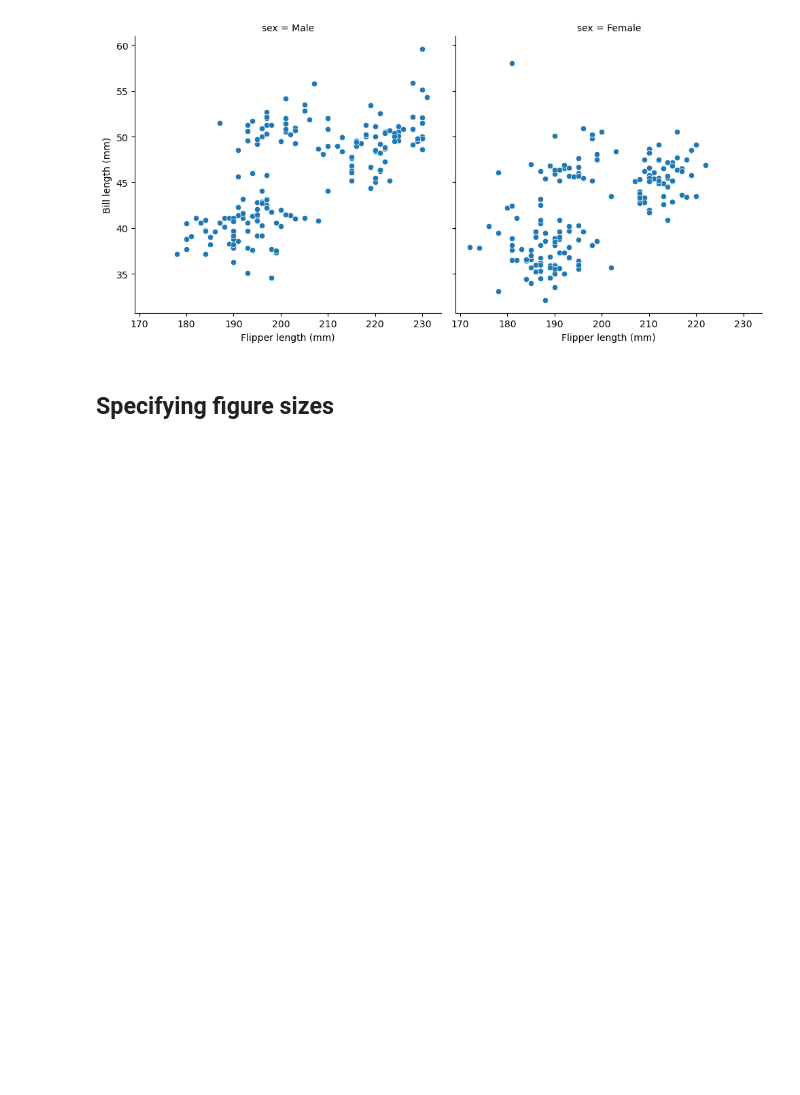
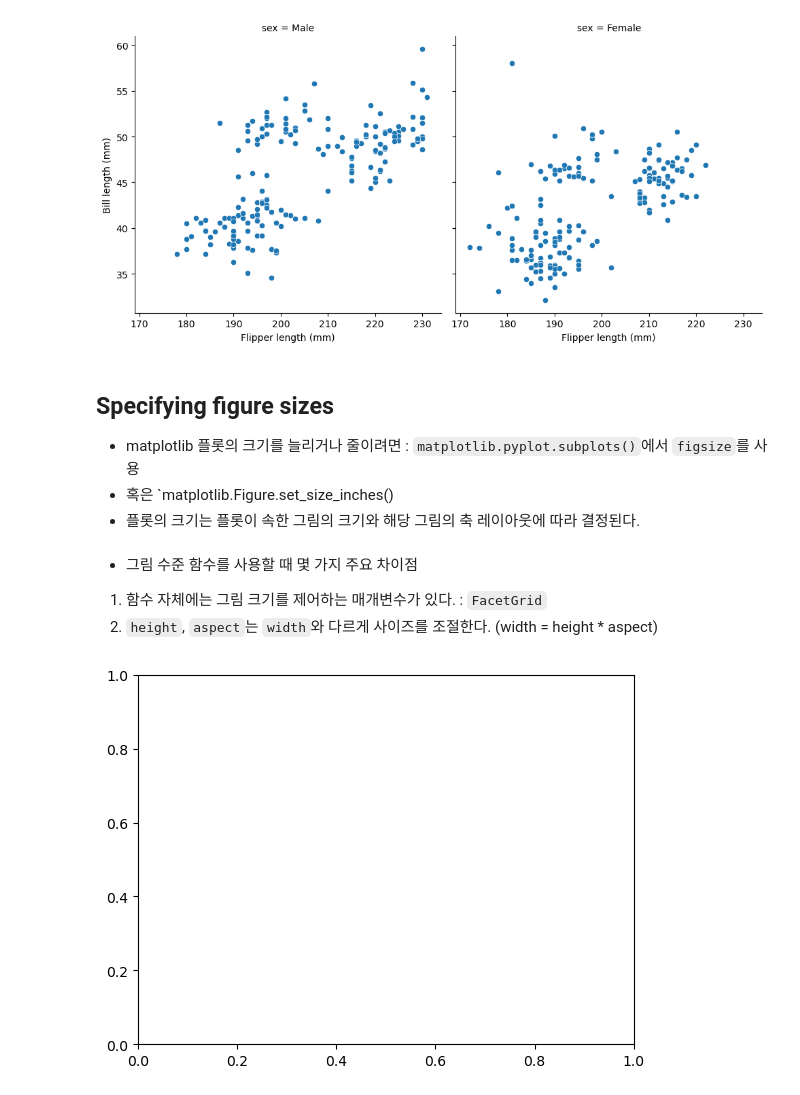
Before and after one commit to hapvpy/Seaborn, a Jupyter notebook: Overview_of_seaborn_plotting_functions.ipynb, the cells around one changed output. Saved outputs shown, nothing was run; the diff lists cells and outputs as text; code cells hidden in the pictures; blank space fills up the shorter version.

```diff
--- a/Overview_of_seaborn_plotting_functions.ipynb
+++ b/Overview_of_seaborn_plotting_functions.ipynb
@@ -127,3 +127,16 @@ g.set_axis_labels("Flipper length (mm)", "Bill length (mm)")
 # 또한, 그림수준함수를 사용할 때만 사용 가능한 코드임.
 # %% [markdown]
 ## Specifying figure sizes
+* matplotlib 플롯의 크기를 늘리거나 줄이려면 : `matplotlib.pyplot.subplots()`에서 `figsize`를 사용
+* 혹은 `matplotlib.Figure.set_size_inches()
+* 플롯의 크기는 플롯이 속한 그림의 크기와 해당 그림의 축 레이아웃에 따라 결정된다.
+# %% [markdown]
+* 그림 수준 함수를 사용할 때 몇 가지 주요 차이점
+1. 함수 자체에는 그림 크기를 제어하는 매개변수가 있다. : `FacetGrid`
+2. `height`, `aspect`는 `width`와 다르게 사이즈를 조절한다. (width = height * aspect)
+# %%
+#  서브플롯 만들어보기
+#  서브플롯 기본출력
+f, ax = plt.subplots()
+# %% [output]
+[figure, added]
```
Also changed, not shown: parts of 6 cells of this notebook, 1 other file.
